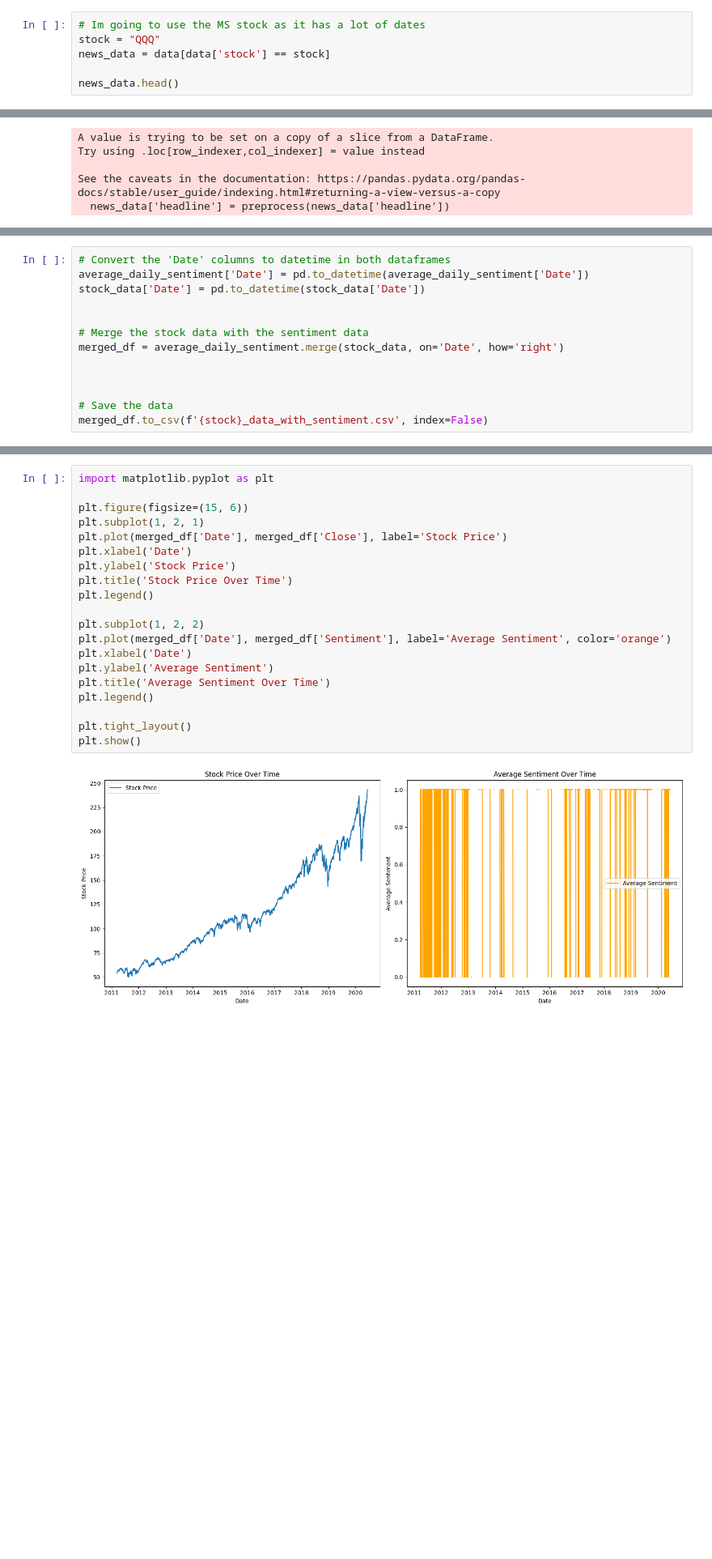
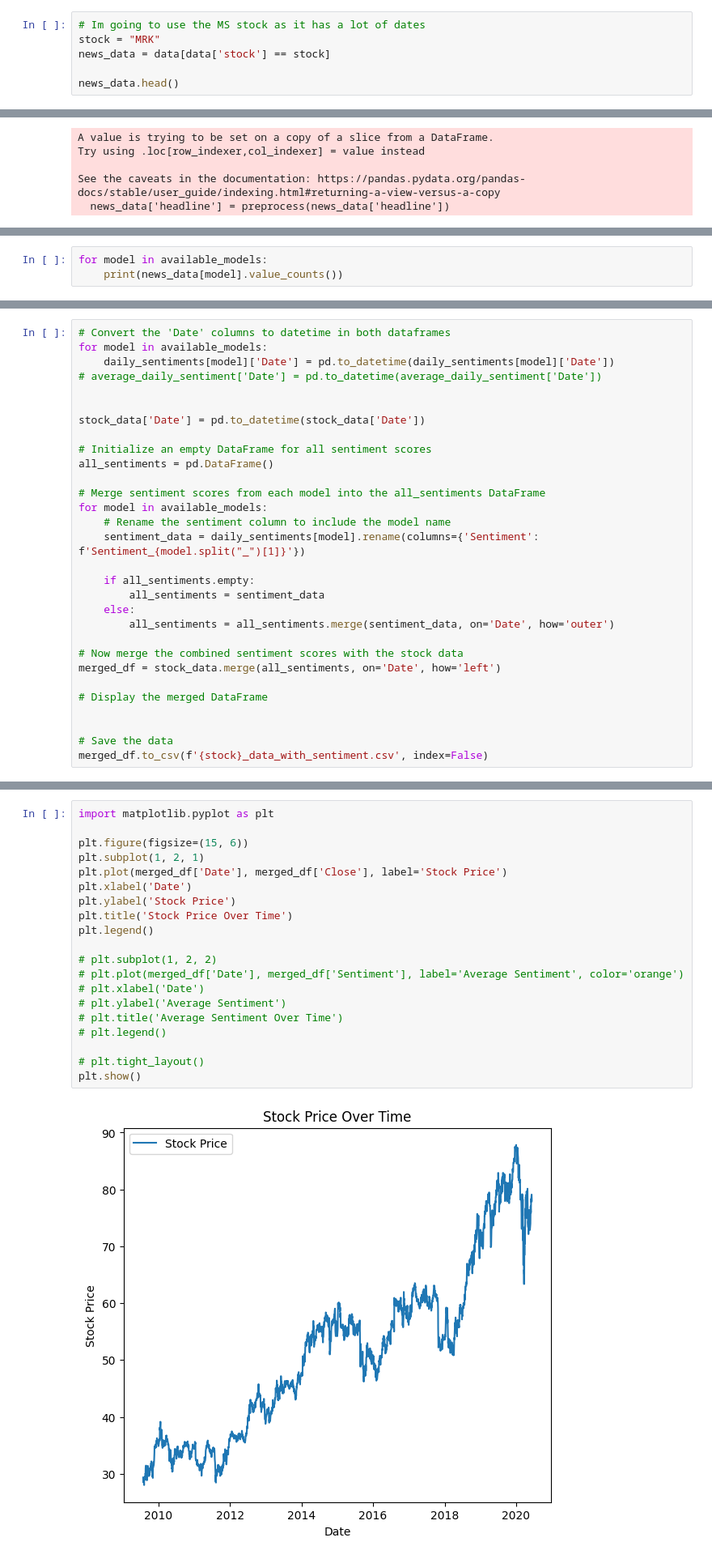
Before and after one commit to jamescalnan/Learning-From-Data-Coursework, a Jupyter notebook: Stock Predictor.ipynb, the cells around one changed output, grey strips where cells are left out. Shown at 81% size. Cells and saved outputs as stored; diff of their text form; blank space fills up the shorter version.

```diff
--- a/Stock Predictor.ipynb
+++ b/Stock Predictor.ipynb
@@ -116,6 +108,6 @@ Name: count, Length: 6204, dtype: int64
 # %%
 # Im going to use the MS stock as it has a lot of dates
-stock = "QQQ"
+stock = "MRK"
 news_data = data[data['stock'] == stock]
 
 news_data.head()
@@ -242,0 +275,3 @@ Name: count, dtype: int64
+# %%
+for model in available_models:
+    print(news_data[model].value_counts())
@@ -344,12 +431,29 @@ stock_data
 # %%
 # Convert the 'Date' columns to datetime in both dataframes
-average_daily_sentiment['Date'] = pd.to_datetime(average_daily_sentiment['Date'])
+for model in available_models:
+    daily_sentiments[model]['Date'] = pd.to_datetime(daily_sentiments[model]['Date'])
+# average_daily_sentiment['Date'] = pd.to_datetime(average_daily_sentiment['Date'])
+
+
 stock_data['Date'] = pd.to_datetime(stock_data['Date'])
 
+# Initialize an empty DataFrame for all sentiment scores
+all_sentiments = pd.DataFrame()
 
-# Merge the stock data with the sentiment data
-merged_df = average_daily_sentiment.merge(stock_data, on='Date', how='right')
+# Merge sentiment scores from each model into the all_sentiments DataFrame
+for model in available_models:
+    # Rename the sentiment column to include the model name
+    sentiment_data = daily_sentiments[model].rename(columns={'Sentiment': f'Sentiment_{model.split("_")[1]}'})
 
+    if all_sentiments.empty:
+        all_sentiments = sentiment_data
+    else:
+        all_sentiments = all_sentiments.merge(sentiment_data, on='Date', how='outer')
+
+# Now merge the combined sentiment scores with the stock data
+merged_df = stock_data.merge(all_sentiments, on='Date', how='left')
+
+# Display the merged DataFrame
 
 
 # Save the data
@@ -381,23 +506,23 @@ Sentiment  0.244076   1.000000
 # %%
 import matplotlib.pyplot as plt
 
 plt.figure(figsize=(15, 6))
 plt.subplot(1, 2, 1)
 plt.plot(merged_df['Date'], merged_df['Close'], label='Stock Price')
 plt.xlabel('Date')
 plt.ylabel('Stock Price')
 plt.title('Stock Price Over Time')
 plt.legend()
 
-plt.subplot(1, 2, 2)
-plt.plot(merged_df['Date'], merged_df['Sentiment'], label='Average Sentiment', color='orange')
-plt.xlabel('Date')
-plt.ylabel('Average Sentiment')
-plt.title('Average Sentiment Over Time')
-plt.legend()
+# plt.subplot(1, 2, 2)
+# plt.plot(merged_df['Date'], merged_df['Sentiment'], label='Average Sentiment', color='orange')
+# plt.xlabel('Date')
+# plt.ylabel('Average Sentiment')
+# plt.title('Average Sentiment Over Time')
+# plt.legend()
 
-plt.tight_layout()
+# plt.tight_layout()
 plt.show()
 # %% [output]
-[figure, old version]
+[figure, new version]
 # %%
```
Also changed, not shown: parts of 27 cells of this notebook, 25 other files.
